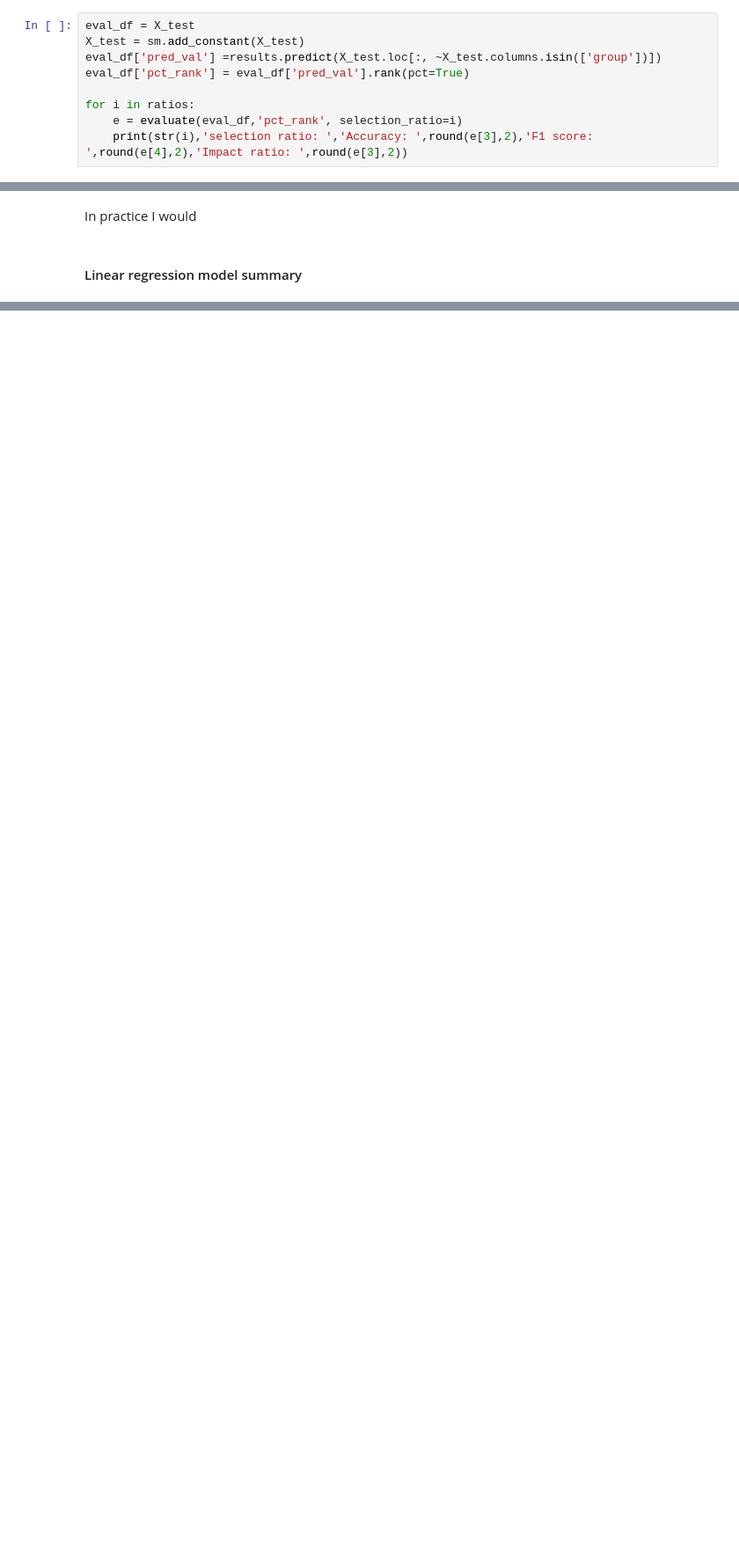
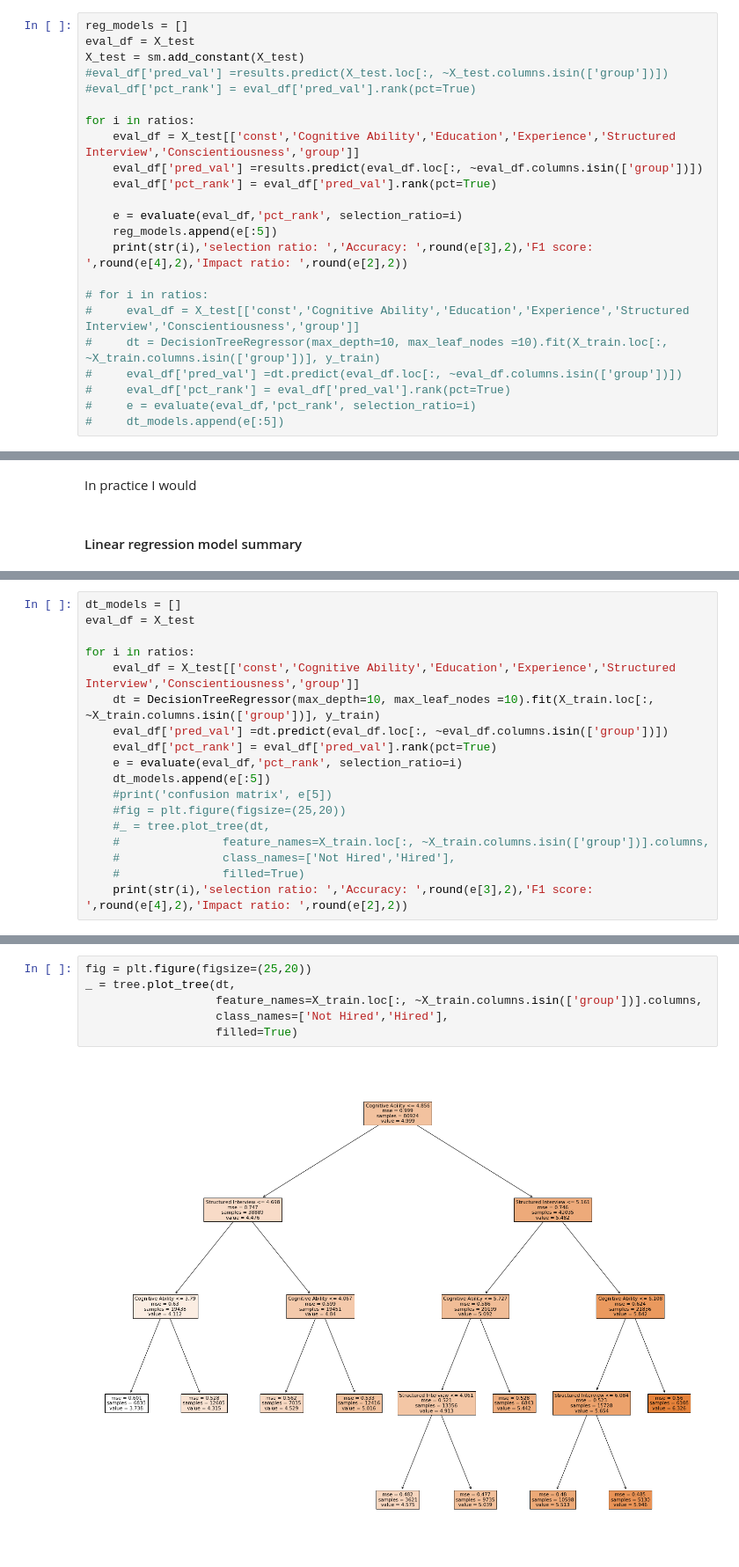
Before and after one commit to SarahMcEliece/DTSA-5509-Supervised-Learning, a Jupyter notebook: Supervised Learning Final- Methods Adverse Impact Comparison.ipynb, the cells around one changed output, grey strips where cells are left out. Shown at 88% size. Cells and saved outputs as stored; diff of their text form; blank space fills up the shorter version.

```diff
--- a/Supervised Learning Final- Methods Adverse Impact Comparison.ipynb
+++ b/Supervised Learning Final- Methods Adverse Impact Comparison.ipynb
@@ -226,11 +257,25 @@ Covariance Type:            nonrobust
 Warnings:
 [1] Standard Errors assume that the covariance matrix of the errors is correctly specified.
 # %%
+reg_models = []
 eval_df = X_test
 X_test = sm.add_constant(X_test)
-eval_df['pred_val'] =results.predict(X_test.loc[:, ~X_test.columns.isin(['group'])])
-eval_df['pct_rank'] = eval_df['pred_val'].rank(pct=True)
+#eval_df['pred_val'] =results.predict(X_test.loc[:, ~X_test.columns.isin(['group'])])
+#eval_df['pct_rank'] = eval_df['pred_val'].rank(pct=True)
 
 for i in ratios:
+    eval_df = X_test[['const','Cognitive Ability','Education','Experience','Structured Interview','Conscientiousness','group']]
+    eval_df['pred_val'] =results.predict(eval_df.loc[:, ~eval_df.columns.isin(['group'])])
+    eval_df['pct_rank'] = eval_df['pred_val'].rank(pct=True)
+
     e = evaluate(eval_df,'pct_rank', selection_ratio=i)
-    print(str(i),'selection ratio: ','Accuracy: ',round(e[3],2),'F1 score: ',round(e[4],2),'Impact ratio: ',round(e[3],2))
+    reg_models.append(e[:5])
+    print(str(i),'selection ratio: ','Accuracy: ',round(e[3],2),'F1 score: ',round(e[4],2),'Impact ratio: ',round(e[2],2))
+
+# for i in ratios:
+#     eval_df = X_test[['const','Cognitive Ability','Education','Experience','Structured Interview','Conscientiousness','group']]
+#     dt = DecisionTreeRegressor(max_depth=10, max_leaf_nodes =10).fit(X_train.loc[:, ~X_train.columns.isin(['group'])], y_train)
+#     eval_df['pred_val'] =dt.predict(eval_df.loc[:, ~eval_df.columns.isin(['group'])])
+#     eval_df['pct_rank'] = eval_df['pred_val'].rank(pct=True)
+#     e = evaluate(eval_df,'pct_rank', selection_ratio=i)
+#     dt_models.append(e[:5])
@@ -310,0 +412,18 @@ In practice I would
+# %%
+dt_models = []
+eval_df = X_test
+
+for i in ratios:
+    eval_df = X_test[['const','Cognitive Ability','Education','Experience','Structured Interview','Conscientiousness','group']]
+    dt = DecisionTreeRegressor(max_depth=10, max_leaf_nodes =10).fit(X_train.loc[:, ~X_train.columns.isin(['group'])], y_train)
+    eval_df['pred_val'] =dt.predict(eval_df.loc[:, ~eval_df.columns.isin(['group'])])
+    eval_df['pct_rank'] = eval_df['pred_val'].rank(pct=True)
+    e = evaluate(eval_df,'pct_rank', selection_ratio=i)
+    dt_models.append(e[:5])
+    #print('confusion matrix', e[5])
+    #fig = plt.figure(figsize=(25,20))
+    #_ = tree.plot_tree(dt,
+    #               feature_names=X_train.loc[:, ~X_train.columns.isin(['group'])].columns,
+    #               class_names=['Not Hired','Hired'],
+    #               filled=True)
+    print(str(i),'selection ratio: ','Accuracy: ',round(e[3],2),'F1 score: ',round(e[4],2),'Impact ratio: ',round(e[2],2))
@@ -310,0 +440,8 @@ In practice I would
+# %%
+fig = plt.figure(figsize=(25,20))
+_ = tree.plot_tree(dt,
+                   feature_names=X_train.loc[:, ~X_train.columns.isin(['group'])].columns,
+                   class_names=['Not Hired','Hired'],
+                   filled=True)
+# %% [output]
+[figure, added]
```
Also changed, not shown: parts of 79 cells of this notebook, 7 other files.
